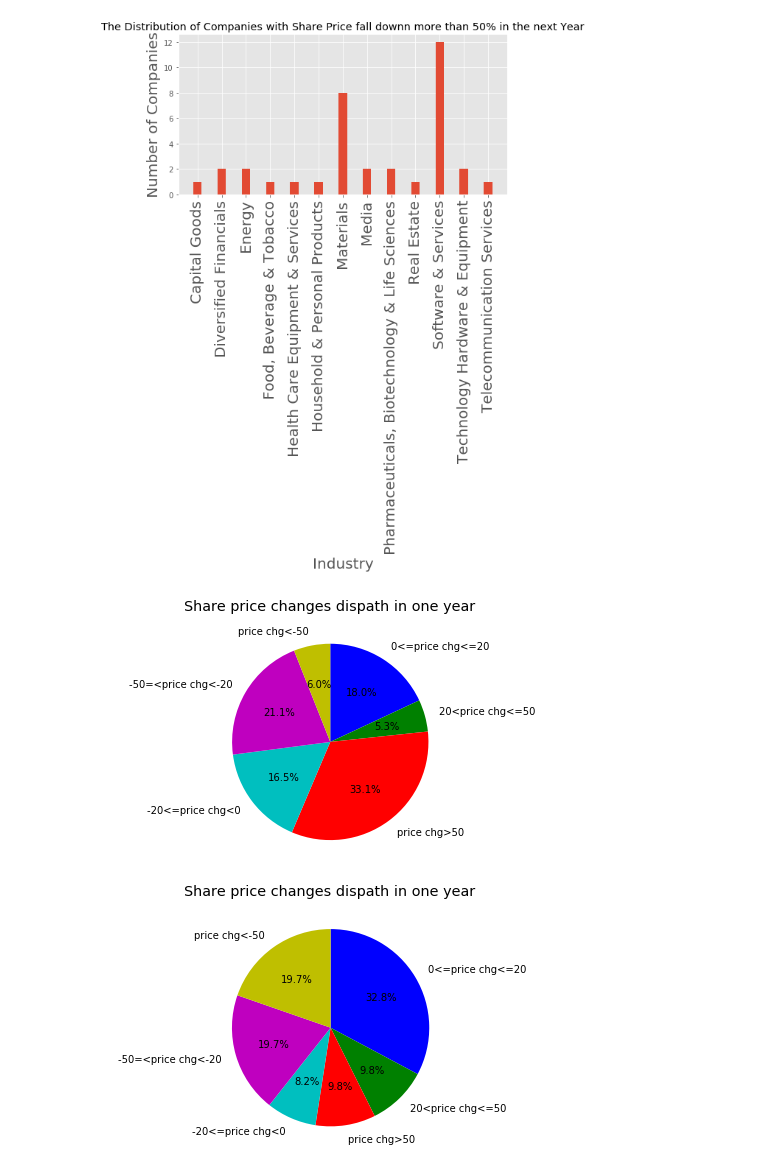
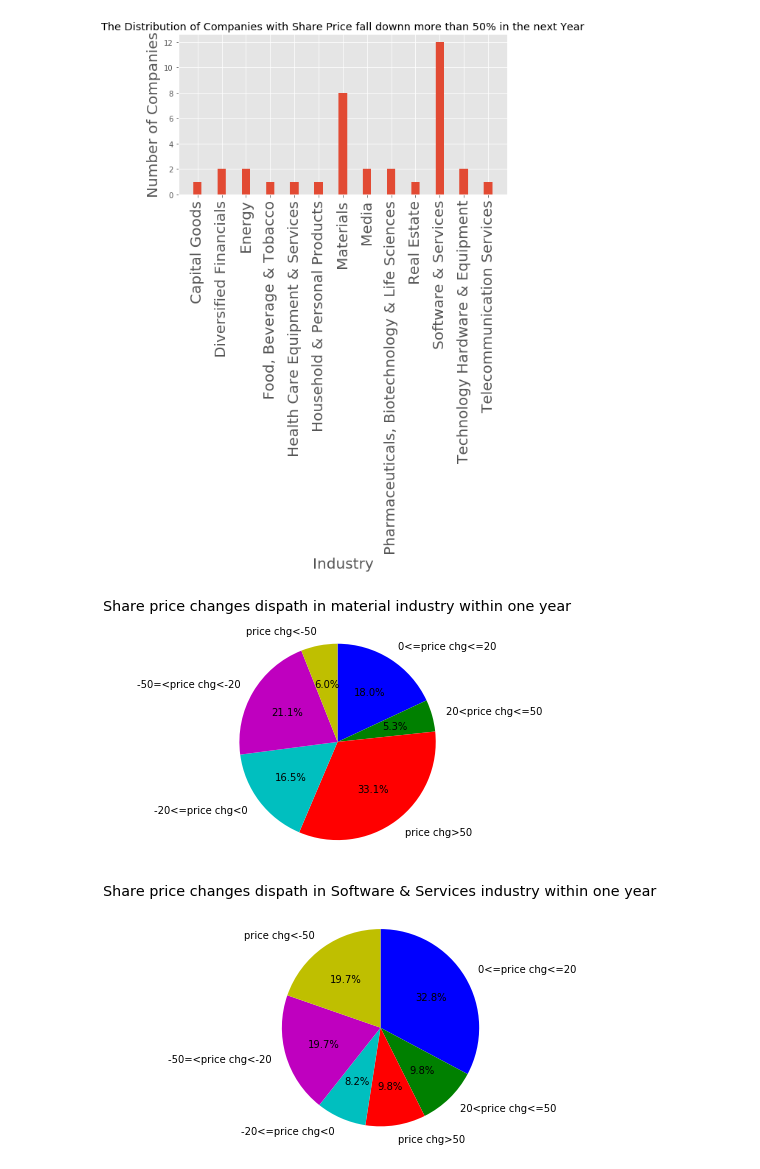
Before and after one commit to chenlocus/aushare, a Jupyter notebook: ASXInvestDraw.ipynb, the cells around one changed output. Drawn from its saved outputs; the diff is of its cells as text; code cells hidden in the pictures.

Commit message:
draw charts to indicate meaningful data.

```diff
--- a/ASXInvestDraw.ipynb
+++ b/ASXInvestDraw.ipynb
@@ -19,7 +19,7 @@ def DrawBar(df,title_msg):
     plt.show()
 
 
-def DrawPie(slice_list,labels,colors):
+def DrawPie(slice_list,labels,colors,title_msg):
     plt.style.use('ggplot')
     plt.figure(figsize=(8,4))
     #explode = (0,0.05,0.08,0.10,0,0,0)
@@ -29,7 +29,7 @@ def DrawPie(slice_list,labels,colors):
         labeldistance = 1.15,autopct = '%3.1f%%',shadow = False,
         startangle = 90,pctdistance = 0.6,counterclock = False)
     plt.axis('equal')
-    plt.title('Share price changes dispath in one year',y = 1.08)
+    plt.title(title_msg,y = 1.08)
     plt.show()
 
 
@@ -61,7 +61,7 @@ df_neg50 = df[df['pricediff']<-50]
 price_chg = [df0_20.shape[0],df20_50.shape[0],df50.shape[0],df0_neg20.shape[0],df_neg20_neg50.shape[0],df_neg50.shape[0]]
 labels = ['0<=price chg<=20','20<price chg<=50','price chg>50','-20<=price chg<0','-50=<price chg<-20','price chg<-50']
 colors=('b', 'g', 'r', 'c', 'm', 'y')
-DrawPie(price_chg,labels,colors)
+DrawPie(price_chg,labels,colors,'Share price changes dispath in one year')
 
 
 """
@@ -90,34 +90,34 @@ df0_neg20_Materials = df0_neg20[df0_neg20['industry']=='Materials']
 df_neg20_neg50_Materials = df_neg20_neg50[df_neg20_neg50['industry']=='Materials']
 df_neg50_Materials = df_neg50[df_neg50['industry']=='Materials']
 
 materials_price_chg = [df0_20_Materials.shape[0],df20_50_Materials.shape[0],df50_Materials.shape[0],
                        df0_neg20_Materials.shape[0],df_neg20_neg50_Materials.shape[0],df_neg50_Materials.shape[0]]
 labels = ['0<=price chg<=20','20<price chg<=50','price chg>50','-20<=price chg<0','-50=<price chg<-20','price chg<-50']
 colors=('b', 'g', 'r', 'c', 'm', 'y')
-DrawPie(materials_price_chg,labels,colors)
+DrawPie(materials_price_chg,labels,colors,'Share price changes dispath in material industry within one year')
 
 
 
 df0_20_Materials = df0_20[df0_20['industry']=='Software & Services']
 df20_50_Materials = df20_50[df20_50['industry']=='Software & Services']
 df50_Materials = df50[df50['industry']=='Software & Services']
 
 df0_neg20_Materials = df0_neg20[df0_neg20['industry']=='Software & Services']
 df_neg20_neg50_Materials = df_neg20_neg50[df_neg20_neg50['industry']=='Software & Services']
 df_neg50_Materials = df_neg50[df_neg50['industry']=='Software & Services']
 
 materials_price_chg = [df0_20_Materials.shape[0],df20_50_Materials.shape[0],df50_Materials.shape[0],
                        df0_neg20_Materials.shape[0],df_neg20_neg50_Materials.shape[0],df_neg50_Materials.shape[0]]
 labels = ['0<=price chg<=20','20<price chg<=50','price chg>50','-20<=price chg<0','-50=<price chg<-20','price chg<-50']
 colors=('b', 'g', 'r', 'c', 'm', 'y')
-DrawPie(materials_price_chg,labels,colors)
+DrawPie(materials_price_chg,labels,colors,'Share price changes dispath in Software & Services industry within one year')
 # %% [output]
 Index(['Asx Code', 'Company Name', 'Finacial Year', 'Revenue Increase %',
        'industry', 'pricediff'],
       dtype='object')
 all shares is 507
 [figure]
 [figure]
 [figure]
-[figure, old version]
+[figure, new version]
-[figure, old version]
+[figure, new version]
```
